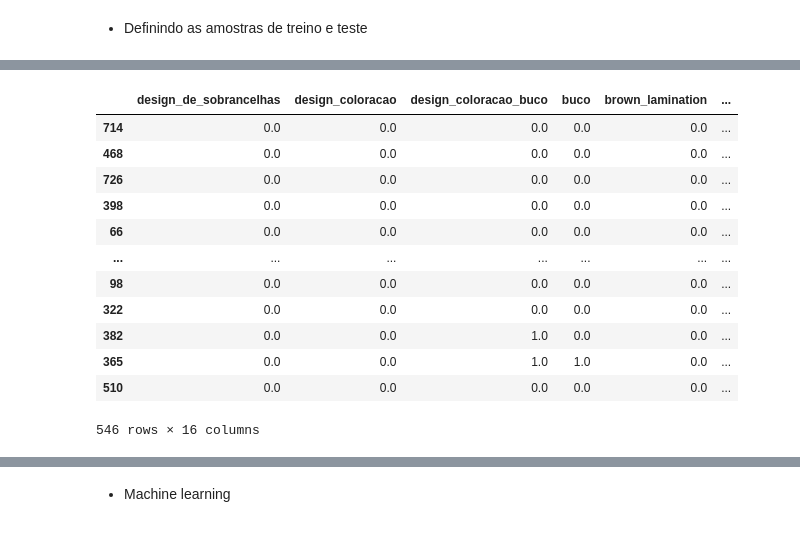
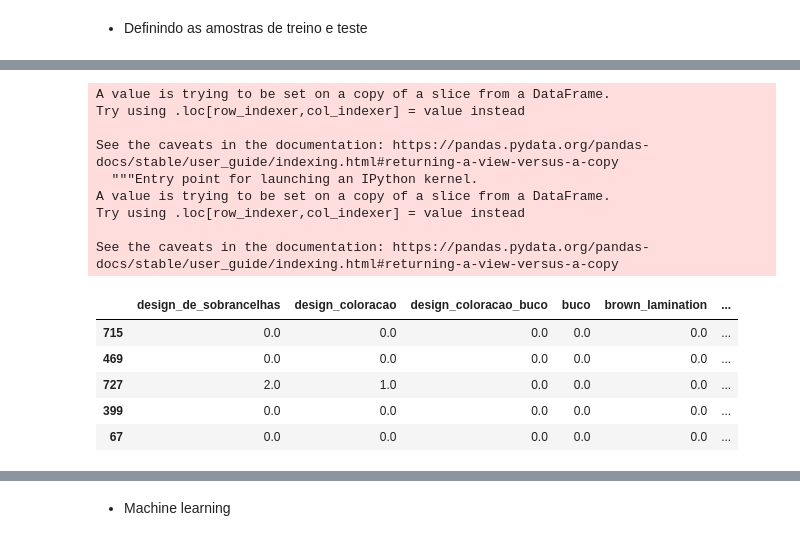
Before and after one commit to robertferro/previsao_faturamento_studio_estetica, a Jupyter notebook: dados-studio/coleta-manipulacao-de-dados.ipynb, the cells around one changed output, grey strips where cells are left out. Cells and saved outputs as stored; diff of their text form; code cells hidden in the pictures.

```diff
--- a/dados-studio/coleta-manipulacao-de-dados.ipynb
+++ b/dados-studio/coleta-manipulacao-de-dados.ipynb
@@ -14,5 +14,7 @@ import seaborn as sns
 # %%
-dados = pd.read_csv('https://raw.githubusercontent.com/robertferro/studio-estetica/main/dados-studio/dados_studio_biena_guedes.csv', sep=';')
+url='https://raw.githubusercontent.com/robertferro/studio-estetica/main/dados-studio/studio_biena_guedes_01.csv'
+# %%
+dados = pd.read_csv(url, sep=';', decimal=",")
 # %%
 dados.head()
 # %% [output]
@@ -49,4 +35,4 @@ memory usage: 108.2+ KB
 # %% [markdown]
  - Convertendo a coluna "data_atendimento" para o formato datetime
 # %%
-dados['data_atendimento'] = pd.to_datetime(dados['data_atendimento'])
+# dados['data_atendimento'] = pd.to_datetime(dados['data_atendimento'], errors='coerce')
@@ -189,3 +240,3 @@ test
 # %%
-# train['design_coloracao_buco']=train['design_coloracao_buco'].apply(np.log1p)
-# train['faturamento']=train['faturamento'].apply(np.log1p)
+train['qtde_clientes']=train['qtde_clientes'].apply(np.log1p)
+train['faturamento']=train['faturamento'].apply(np.log1p)
@@ -192,6 +253,16 @@ test
 # %%
-# test['design_coloracao_buco']=test['design_coloracao_buco'].apply(np.log1p)
-# test['faturamento']=test['faturamento'].apply(np.log1p)
+test['qtde_clientes']=test['qtde_clientes'].apply(np.log1p)
+test['faturamento']=test['faturamento'].apply(np.log1p)
+# %% [output]
+A value is trying to be set on a copy of a slice from a DataFrame.
+Try using .loc[row_indexer,col_indexer] = value instead
+
+See the caveats in the documentation: https://pandas.pydata.org/pandas-docs/stable/user_guide/indexing.html#returning-a-view-versus-a-copy
+  """Entry point for launching an IPython kernel.
+A value is trying to be set on a copy of a slice from a DataFrame.
+Try using .loc[row_indexer,col_indexer] = value instead
+
+See the caveats in the documentation: https://pandas.pydata.org/pandas-docs/stable/user_guide/indexing.html#returning-a-view-versus-a-copy
 # %%
 X_cols = ['design_de_sobrancelhas', 'design_coloracao',
        'design_coloracao_buco', 'buco', 'brown_lamination', 'micropigmentacao',
@@ -206,18 +277,11 @@ X_test = test[X_cols]
 y_train = train[y_col]
 y_test = test[y_col]
 # %%
-X_train
+X_train.head()
 # %% [output]
 |  | design_de_sobrancelhas | design_coloracao | design_coloracao_buco | buco | brown_lamination | ... |
-| 714 | 0.0 | 0.0 | 0.0 | 0.0 | 0.0 | ... |
-| 468 | 0.0 | 0.0 | 0.0 | 0.0 | 0.0 | ... |
-| 726 | 0.0 | 0.0 | 0.0 | 0.0 | 0.0 | ... |
-| 398 | 0.0 | 0.0 | 0.0 | 0.0 | 0.0 | ... |
-| 66 | 0.0 | 0.0 | 0.0 | 0.0 | 0.0 | ... |
-| ... | ... | ... | ... | ... | ... | ... |
-| 98 | 0.0 | 0.0 | 0.0 | 0.0 | 0.0 | ... |
-| 322 | 0.0 | 0.0 | 0.0 | 0.0 | 0.0 | ... |
-| 382 | 0.0 | 0.0 | 1.0 | 0.0 | 0.0 | ... |
-| 365 | 0.0 | 0.0 | 1.0 | 1.0 | 0.0 | ... |
-| 510 | 0.0 | 0.0 | 0.0 | 0.0 | 0.0 | ... |
+| 715 | 0.0 | 0.0 | 0.0 | 0.0 | 0.0 | ... |
+| 469 | 0.0 | 0.0 | 0.0 | 0.0 | 0.0 | ... |
+| 727 | 2.0 | 1.0 | 0.0 | 0.0 | 0.0 | ... |
+| 399 | 0.0 | 0.0 | 0.0 | 0.0 | 0.0 | ... |
+| 67 | 0.0 | 0.0 | 0.0 | 0.0 | 0.0 | ... |
-546 rows × 16 columns
```
Also changed, not shown: parts of 37 cells of this notebook.
